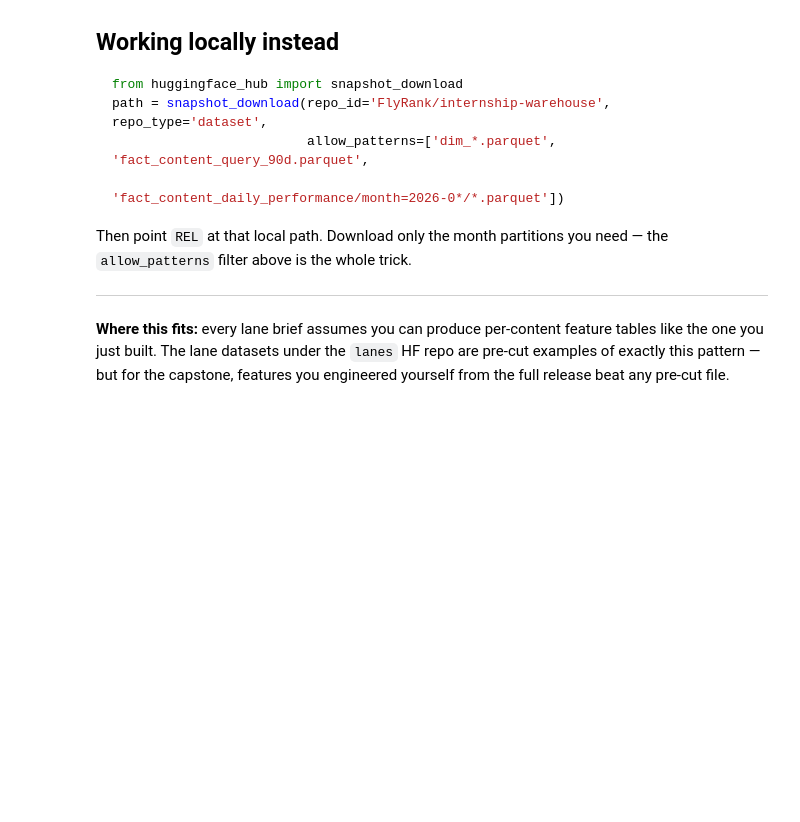
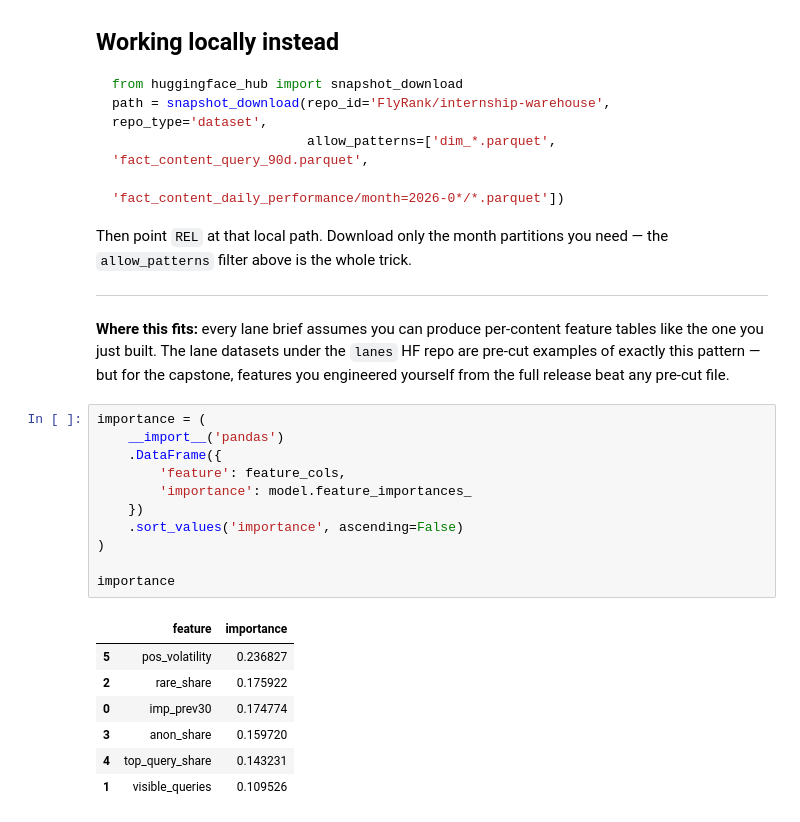
Before and after one commit to genius1oak/ConvexML, a Jupyter notebook: notebooks/03_working_with_the_full_release.ipynb, the cells around one changed output. Cells and saved outputs as stored; diff of their text form; blank space fills up the shorter version.

```diff
--- a/notebooks/03_working_with_the_full_release.ipynb
+++ b/notebooks/03_working_with_the_full_release.ipynb
@@ -181,3 +338,22 @@ Then point `REL` at that local path. Download only the month partitions you need
 the one you just built. The lane datasets under the `lanes` HF repo are pre-cut examples of
 exactly this pattern — but for the capstone, features you engineered yourself from the full
 release beat any pre-cut file.
+# %%
+importance = (
+    __import__('pandas')
+    .DataFrame({
+        'feature': feature_cols,
+        'importance': model.feature_importances_
+    })
+    .sort_values('importance', ascending=False)
+)
+
+importance
+# %% [output]
+|  | feature | importance |
+| 5 | pos_volatility | 0.236827 |
+| 2 | rare_share | 0.175922 |
+| 0 | imp_prev30 | 0.174774 |
+| 3 | anon_share | 0.159720 |
+| 4 | top_query_share | 0.143231 |
+| 1 | visible_queries | 0.109526 |
```
Also changed, not shown: parts of 7 cells of this notebook.
